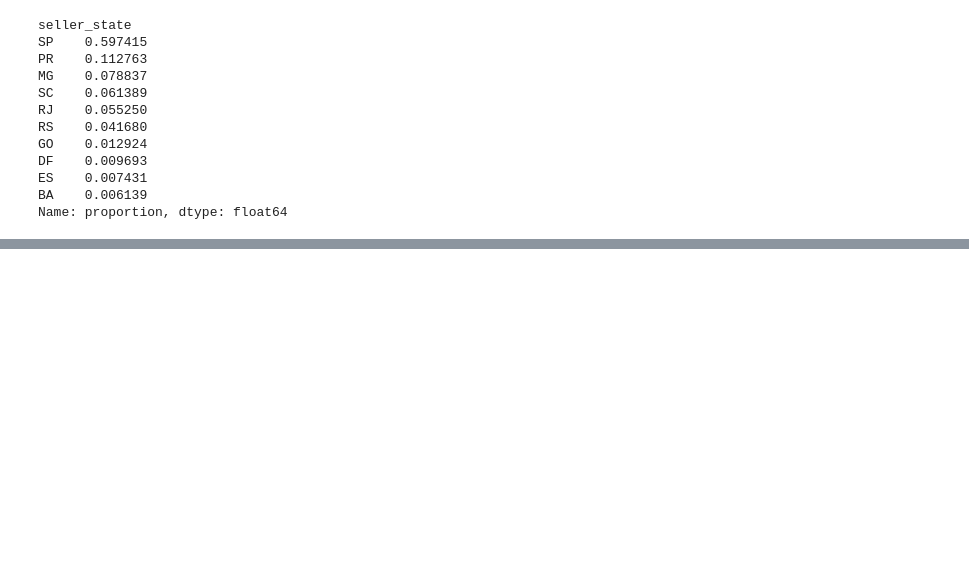
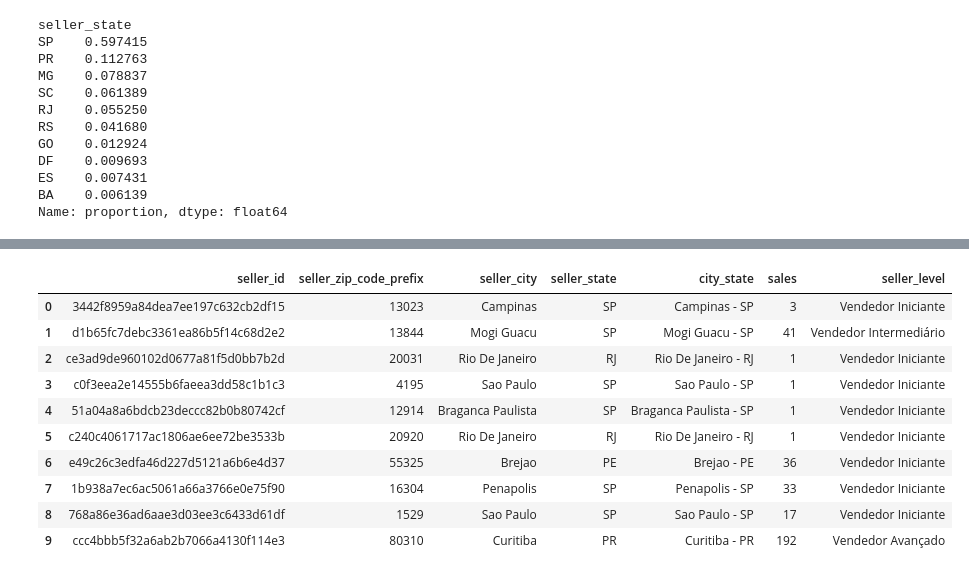
Before and after one commit to OtavioSotnas/Project-Pandas, a Jupyter notebook: src/analise_otavio.ipynb, the cells around one changed output, grey strips where cells are left out. Cells and saved outputs as stored; diff of their text form; code cells hidden in the pictures; blank space fills up the shorter version.

```diff
--- a/src/analise_otavio.ipynb
+++ b/src/analise_otavio.ipynb
@@ -194 +227,15 @@ Name: proportion, dtype: float64
+# %%
+vendedores.head(10)
+# %% [output]
+|  | seller_id | seller_zip_code_prefix | seller_city | seller_state | city_state | sales | seller_level |
+| 0 | 3442f8959a84dea7ee197c632cb2df15 | 13023 | Campinas | SP | Campinas - SP | 3 | Vendedor Iniciante |
+| 1 | d1b65fc7debc3361ea86b5f14c68d2e2 | 13844 | Mogi Guacu | SP | Mogi Guacu - SP | 41 | Vendedor Intermediário |
+| 2 | ce3ad9de960102d0677a81f5d0bb7b2d | 20031 | Rio De Janeiro | RJ | Rio De Janeiro - RJ | 1 | Vendedor Iniciante |
+| 3 | c0f3eea2e14555b6faeea3dd58c1b1c3 | 4195 | Sao Paulo | SP | Sao Paulo - SP | 1 | Vendedor Iniciante |
+| 4 | 51a04a8a6bdcb23deccc82b0b80742cf | 12914 | Braganca Paulista | SP | Braganca Paulista - SP | 1 | Vendedor Iniciante |
+| 5 | c240c4061717ac1806ae6ee72be3533b | 20920 | Rio De Janeiro | RJ | Rio De Janeiro - RJ | 1 | Vendedor Iniciante |
+| 6 | e49c26c3edfa46d227d5121a6b6e4d37 | 55325 | Brejao | PE | Brejao - PE | 36 | Vendedor Iniciante |
+| 7 | 1b938a7ec6ac5061a66a3766e0e75f90 | 16304 | Penapolis | SP | Penapolis - SP | 33 | Vendedor Iniciante |
+| 8 | 768a86e36ad6aae3d03ee3c6433d61df | 1529 | Sao Paulo | SP | Sao Paulo - SP | 17 | Vendedor Iniciante |
+| 9 | ccc4bbb5f32a6ab2b7066a4130f114e3 | 80310 | Curitiba | PR | Curitiba - PR | 192 | Vendedor Avançado |
 # %%
```
Also changed, not shown: parts of 22 cells of this notebook.
